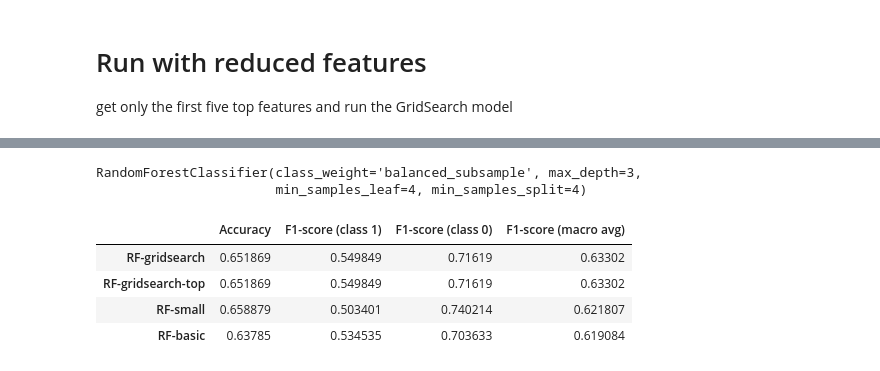
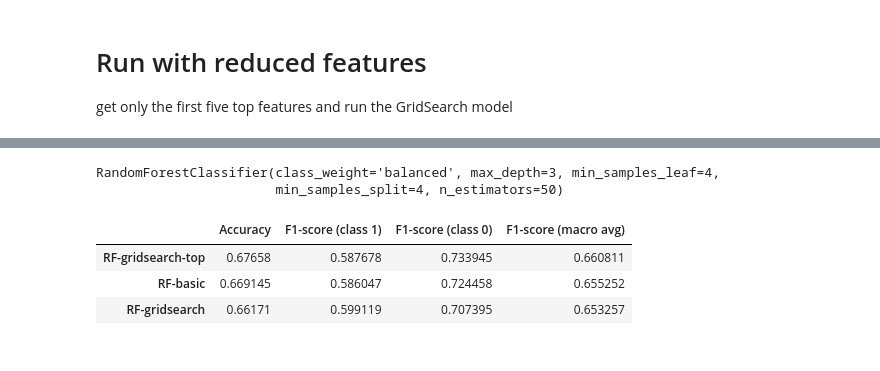
Before and after one commit to mitirmizi/koby-bryant-shot-selection, a Jupyter notebook: src/5-random-forrest.ipynb, the cells around one changed output, grey strips where cells are left out. Saved outputs shown, nothing was run; the diff lists cells and outputs as text; code cells hidden in the pictures.

```diff
--- a/src/5-random-forrest.ipynb
+++ b/src/5-random-forrest.ipynb
@@ -178,6 +182,6 @@ RandomForestClassifier(class_weight='balanced_subsample', max_depth=3,
 # %%
-y_pred = model_rf_gs.predict(x_test)
-results.loc['RF-gridsearch', :] = compute_metrics(y_test, y_pred)
+y_pred = model_rf_gs.predict(x_val)
+results.loc['RF-gridsearch', :] = compute_metrics(y_val, y_pred)
 results.sort_values(by='F1-score (macro avg)', ascending=False)
 # %% [output]
 |  | Accuracy | F1-score (class 1) | F1-score (class 0) | F1-score (macro avg) |
@@ -239,7 +242,7 @@ plt.ylabel('Importance'); plt.xlabel('Variable'); plt.title('Variable Importance
 # Run with reduced features
 get only the first five top features and run the GridSearch model
 # %%
-top_features = [tuple[0] for tuple in feature_importances[:5]]
+top_features = [tuple[0] for tuple in feature_importances[:6]]
 # %%
 top_features
 # %% [output]
@@ -251,3 +255,5 @@ top_features
 # %%
 x_train_top = x_train.loc[:, top_features]
+x_val_top = x_val.loc[:, top_features]
+
 x_test_top = x_test.loc[:, top_features]
@@ -270,8 +260,8 @@ x_test_top
 # %%
 model_rf_top5 = RandomForestClassifier(**trc.best_params_)
 # %%
-model_rf_top5.fit(x_train_top, y_train)
+model_rf_top5.fit(x_train_top, y_train.values.flatten())
 # %% [output]
-RandomForestClassifier(class_weight='balanced_subsample', max_depth=3,
-                       min_samples_leaf=4, min_samples_split=4)
+RandomForestClassifier(class_weight='balanced', max_depth=3, min_samples_leaf=4,
+                       min_samples_split=4, n_estimators=50)
 # %%
@@ -279,13 +269,12 @@ y_pred = model_rf_top5.predict(x_test_top)
 # %%
-y_pred = model_rf_top5.predict(x_test)
-results.loc['RF-gridsearch-top', :] = compute_metrics(y_test, y_pred)
+y_pred = model_rf_top5.predict(x_val_top)
+results.loc['RF-gridsearch-top', :] = compute_metrics(y_val, y_pred)
 results.sort_values(by='F1-score (macro avg)', ascending=False)
 # %% [output]
 |  | Accuracy | F1-score (class 1) | F1-score (class 0) | F1-score (macro avg) |
-| RF-gridsearch | 0.651869 | 0.549849 | 0.71619 | 0.63302 |
-| RF-gridsearch-top | 0.651869 | 0.549849 | 0.71619 | 0.63302 |
-| RF-small | 0.658879 | 0.503401 | 0.740214 | 0.621807 |
-| RF-basic | 0.63785 | 0.534535 | 0.703633 | 0.619084 |
+| RF-gridsearch-top | 0.67658 | 0.587678 | 0.733945 | 0.660811 |
+| RF-basic | 0.669145 | 0.586047 | 0.724458 | 0.655252 |
+| RF-gridsearch | 0.66171 | 0.599119 | 0.707395 | 0.653257 |
 # %%
 x_test.shape
 # %% [output]
```
Also changed, not shown: parts of 34 cells of this notebook, 5 other files.
